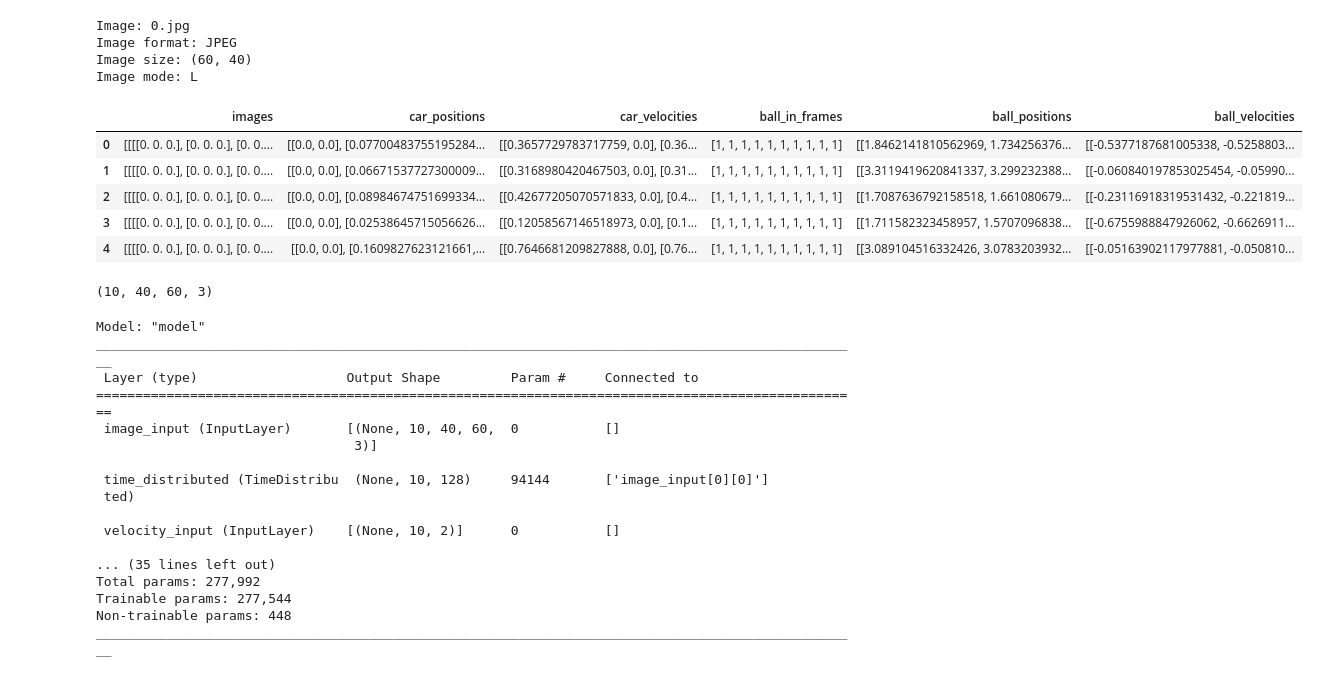
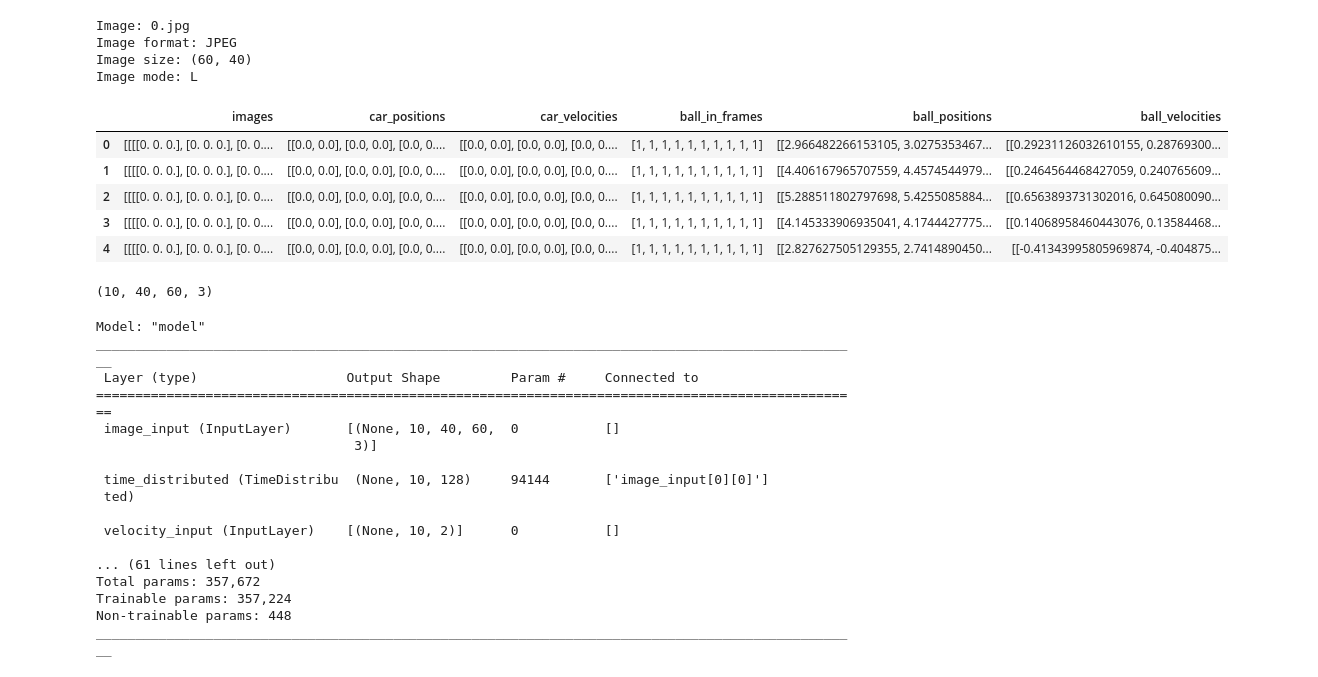
Before and after one commit to luke-ro/ball-prediction, a Jupyter notebook: Final_Model.ipynb, the cells around one changed output. Saved outputs shown, nothing was run; the diff lists cells and outputs as text; code cells hidden in the pictures.

```diff
--- a/Final_Model.ipynb
+++ b/Final_Model.ipynb
@@ -16,7 +16,7 @@ please provide us feedback at https://github.com/pandas-dev/pandas/issues/54466
 
   import pandas as pd
 # %%
-directory = "data/dataset_3/0"
+directory = "data/dataset_6/0"
 images = []
 
 def preprocess_image(image_path, target_size):
@@ -35,7 +35,7 @@ for filename in os.listdir(directory):
         print("Image format:", image.format)
         print("Image size:", image.size)
         print("Image mode:", image.mode)
-        image = preprocess_image(filepath, target_size=(60,40))
+        image = preprocess_image(filepath, target_size=(120,80))
         images.append(image)
         break
 
@@ -107,46 +107,47 @@ def create_dataframe_from_folders(json_root_folder, img_folder):
 
             # Append the data for the current sample to the list of all samples
             all_samples_data.append(sample_data)
-
+        if i == 2000:
+            break
     # Create DataFrame from the list of dictionaries
     df = pd.DataFrame(all_samples_data)
     # print(df)
     # scaler = StandardScaler()
     # for column in df.columns:
     #     if df[column].dtype != object:  # Exclude non-numeric columns
     #         if isinstance(df[column].iloc[0], list):  # Check if column contains lists
     #             # Flatten lists and reshape to (-1, 1) for scaling
     #             values = np.concatenate(df[column].values).ravel().reshape(-1, 1)
     #         else:
     #             values = df[column].values.reshape(-1, 1)
 
     #         # Scale values
     #         scaled_values = scaler.fit_transform(values)
 
     #         # Assign scaled values back to DataFrame
     #         df[column] = scaled_values.flatten()
 
     return df
 
 def normalize_value(value):
     if isinstance(value, list):
         # Normalize list elements
         return [(val - np.min(value)) / (np.max(value) - np.min(value)) for val in value]
     else:
         # Return unchanged if not a list
         return value
 # Example usage:
-json_root_folder = 'data/dataset_3'
-img_folder = 'data/dataset_3/'
+json_root_folder = 'data/dataset_6'
+img_folder = 'data/dataset_6/'
 df = create_dataframe_from_folders(json_root_folder, img_folder)
 df.head()
 # %% [output]
 |  | images | car_positions | car_velocities | ball_in_frames | ball_positions | ball_velocities |
-| 0 | [[[[0. 0. 0.], [0. 0. 0.], [0. 0.... | [[0.0, 0.0], [0.07700483755195284... | [[0.3657729783717759, 0.0], [0.36... | [1, 1, 1, 1, 1, 1, 1, 1, 1, 1] | [[1.8462141810562969, 1.734256376... | [[-0.5377187681005338, -0.5258803... |
-| 1 | [[[[0. 0. 0.], [0. 0. 0.], [0. 0.... | [[0.0, 0.0], [0.06671537727300009... | [[0.3168980420467503, 0.0], [0.31... | [1, 1, 1, 1, 1, 1, 1, 1, 1, 1] | [[3.3119419620841337, 3.299232388... | [[-0.060840197853025454, -0.05990... |
-| 2 | [[[[0. 0. 0.], [0. 0. 0.], [0. 0.... | [[0.0, 0.0], [0.08984674751699334... | [[0.42677205070571833, 0.0], [0.4... | [1, 1, 1, 1, 1, 1, 1, 1, 1, 1] | [[1.7087636792158518, 1.661080679... | [[-0.23116918319531432, -0.221819... |
-| 3 | [[[[0. 0. 0.], [0. 0. 0.], [0. 0.... | [[0.0, 0.0], [0.02538645715056626... | [[0.12058567146518973, 0.0], [0.1... | [1, 1, 1, 1, 1, 1, 1, 1, 1, 1] | [[1.711582323458957, 1.5707096838... | [[-0.6755988847926062, -0.6626911... |
-| 4 | [[[[0. 0. 0.], [0. 0. 0.], [0. 0.... | [[0.0, 0.0], [0.1609827623121661,... | [[0.7646681209827888, 0.0], [0.76... | [1, 1, 1, 1, 1, 1, 1, 1, 1, 1] | [[3.089104516332426, 3.0783203932... | [[-0.05163902117977881, -0.050810... |
+| 0 | [[[[0. 0. 0.], [0. 0. 0.], [0. 0.... | [[0.0, 0.0], [0.0, 0.0], [0.0, 0.... | [[0.0, 0.0], [0.0, 0.0], [0.0, 0.... | [1, 1, 1, 1, 1, 1, 1, 1, 1, 1] | [[2.966482266153105, 3.0275353467... | [[0.29231126032610155, 0.28769300... |
+| 1 | [[[[0. 0. 0.], [0. 0. 0.], [0. 0.... | [[0.0, 0.0], [0.0, 0.0], [0.0, 0.... | [[0.0, 0.0], [0.0, 0.0], [0.0, 0.... | [1, 1, 1, 1, 1, 1, 1, 1, 1, 1] | [[4.406167965707559, 4.4574544979... | [[0.2464564468427059, 0.240765609... |
+| 2 | [[[[0. 0. 0.], [0. 0. 0.], [0. 0.... | [[0.0, 0.0], [0.0, 0.0], [0.0, 0.... | [[0.0, 0.0], [0.0, 0.0], [0.0, 0.... | [1, 1, 1, 1, 1, 1, 1, 1, 1, 1] | [[5.288511802797698, 5.4255085884... | [[0.6563893731302016, 0.645080090... |
+| 3 | [[[[0. 0. 0.], [0. 0. 0.], [0. 0.... | [[0.0, 0.0], [0.0, 0.0], [0.0, 0.... | [[0.0, 0.0], [0.0, 0.0], [0.0, 0.... | [1, 1, 1, 1, 1, 1, 1, 1, 1, 1] | [[4.145333906935041, 4.1744427775... | [[0.14068958460443076, 0.13584468... |
+| 4 | [[[[0. 0. 0.], [0. 0. 0.], [0. 0.... | [[0.0, 0.0], [0.0, 0.0], [0.0, 0.... | [[0.0, 0.0], [0.0, 0.0], [0.0, 0.... | [1, 1, 1, 1, 1, 1, 1, 1, 1, 1] | [[2.827627505129355, 2.7414890450... | [[-0.41343995805969874, -0.404875... |
 # %%
 
 # first_image = df['images'][89]
@@ -182,8 +185,8 @@ from keras.models import Model, Sequential
 from keras.regularizers import l2
 
 num_images = 10
-image_height = 40
-image_width = 60
+image_height = height
+image_width = width
 num_channels = 3
 num_classes = 2
 
@@ -215,14 +218,17 @@ convnet_sequence = TimeDistributed(convnet)(image_input)
 
 # LSTM layer for image sequences
 lstm_images = LSTM(64, return_sequences=True)(convnet_sequence)
-lstm_images = LSTM(32)(lstm_images)
+lstm_images = LSTM(32, return_sequences=True)(lstm_images)
+lstm_images = LSTM(16)(lstm_images)
 
 # LSTM layers for velocity and position sequences
 lstm_velocity = LSTM(64, return_sequences=True)(velocity_input)
-lstm_velocity = LSTM(32)(lstm_velocity)
+lstm_velocity = LSTM(32, return_sequences=True)(lstm_velocity)
+lstm_velocity = LSTM(16)(lstm_velocity)
 
 lstm_position = LSTM(64, return_sequences=True)(position_input)
-lstm_position = LSTM(32)(lstm_position)
+lstm_position = LSTM(32, return_sequences=True)(lstm_position)
+lstm_position = LSTM(16)(lstm_position)
 
 # Concatenate features
 combined = concatenate([lstm_images, lstm_velocity, lstm_position])
@@ -230,6 +236,21 @@ combined = concatenate([lstm_images, lstm_velocity, lstm_position])
 # Dense layers for further processing
 dense1 = Dense(256, activation='relu', kernel_regularizer=l2(0.001))(combined)
 dropout = Dropout(0.5)(dense1)
+
+dense2 = Dense(128, activation='relu', kernel_regularizer=l2(0.001))(dropout)
+dropout = Dropout(0.5)(dense2)
+
+dense2 = Dense(128, activation='relu', kernel_regularizer=l2(0.001))(dropout)
+dropout = Dropout(0.5)(dense2)
+
+dense2 = Dense(128, activation='relu', kernel_regularizer=l2(0.001))(dropout)
+dropout = Dropout(0.5)(dense2)
+
+dense2 = Dense(128, activation='relu', kernel_regularizer=l2(0.001))(dropout)
+dropout = Dropout(0.5)(dense2)
+
+dense2 = Dense(128, activation='relu', kernel_regularizer=l2(0.001))(dropout)
+dropout = Dropout(0.5)(dense2)
 
 dense2 = Dense(128, activation='relu', kernel_regularizer=l2(0.001))(dropout)
 dropout = Dropout(0.5)(dense2)
@@ -262,9 +283,9 @@ ________________________________________________________________________________
 
  velocity_input (InputLayer)    [(None, 10, 2)]      0           []
 
-... (35 lines left out)
-Total params: 277,992
-Trainable params: 277,544
+... (61 lines left out)
+Total params: 357,672
+Trainable params: 357,224
 Non-trainable params: 448
 __________________________________________________________________________________________________
 # %%
```
Also changed, not shown: parts of 4 cells of this notebook.
